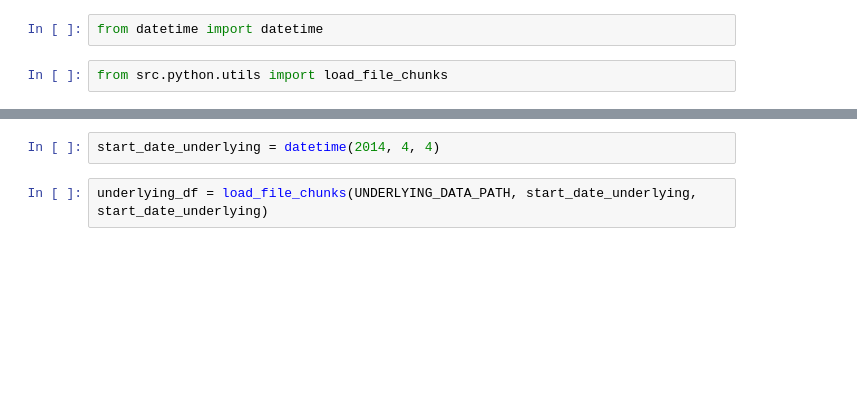
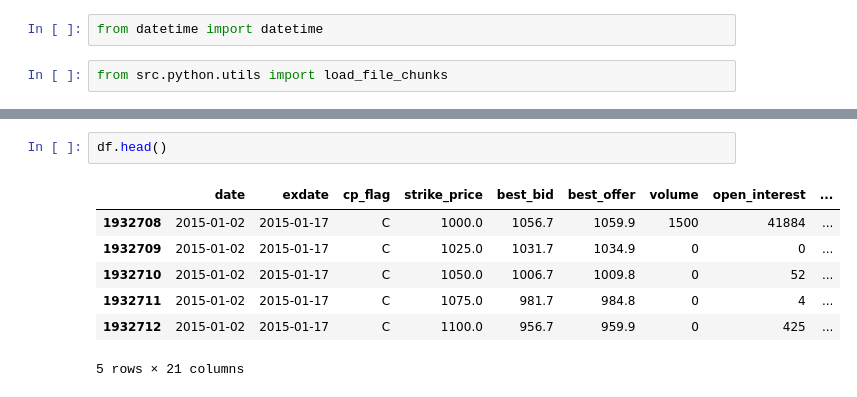
Before and after one commit to finsherwell/options-analyser, a Jupyter notebook: notebooks/data_exploration.ipynb, the cells around one changed output, grey strips where cells are left out. Saved outputs shown, nothing was run; the diff lists cells and outputs as text; blank space fills up the shorter version.

```diff
--- a/notebooks/data_exploration.ipynb
+++ b/notebooks/data_exploration.ipynb
@@ -40,5 +23,11 @@ options_df
-# %%
-start_date_underlying = datetime(2014, 4, 4)
-# %%
-underlying_df = load_file_chunks(UNDERLYING_DATA_PATH, start_date_underlying, start_date_underlying)
+# %%
+df.head()
+# %% [output]
+|  | date | exdate | cp_flag | strike_price | best_bid | best_offer | volume | open_interest | ... |
+| 1932708 | 2015-01-02 | 2015-01-17 | C | 1000.0 | 1056.7 | 1059.9 | 1500 | 41884 | ... |
+| 1932709 | 2015-01-02 | 2015-01-17 | C | 1025.0 | 1031.7 | 1034.9 | 0 | 0 | ... |
+| 1932710 | 2015-01-02 | 2015-01-17 | C | 1050.0 | 1006.7 | 1009.8 | 0 | 52 | ... |
+| 1932711 | 2015-01-02 | 2015-01-17 | C | 1075.0 | 981.7 | 984.8 | 0 | 4 | ... |
+| 1932712 | 2015-01-02 | 2015-01-17 | C | 1100.0 | 956.7 | 959.9 | 0 | 425 | ... |
+5 rows × 21 columns
 # %%
```
Also changed, not shown: parts of 11 cells of this notebook, 3 other files.
